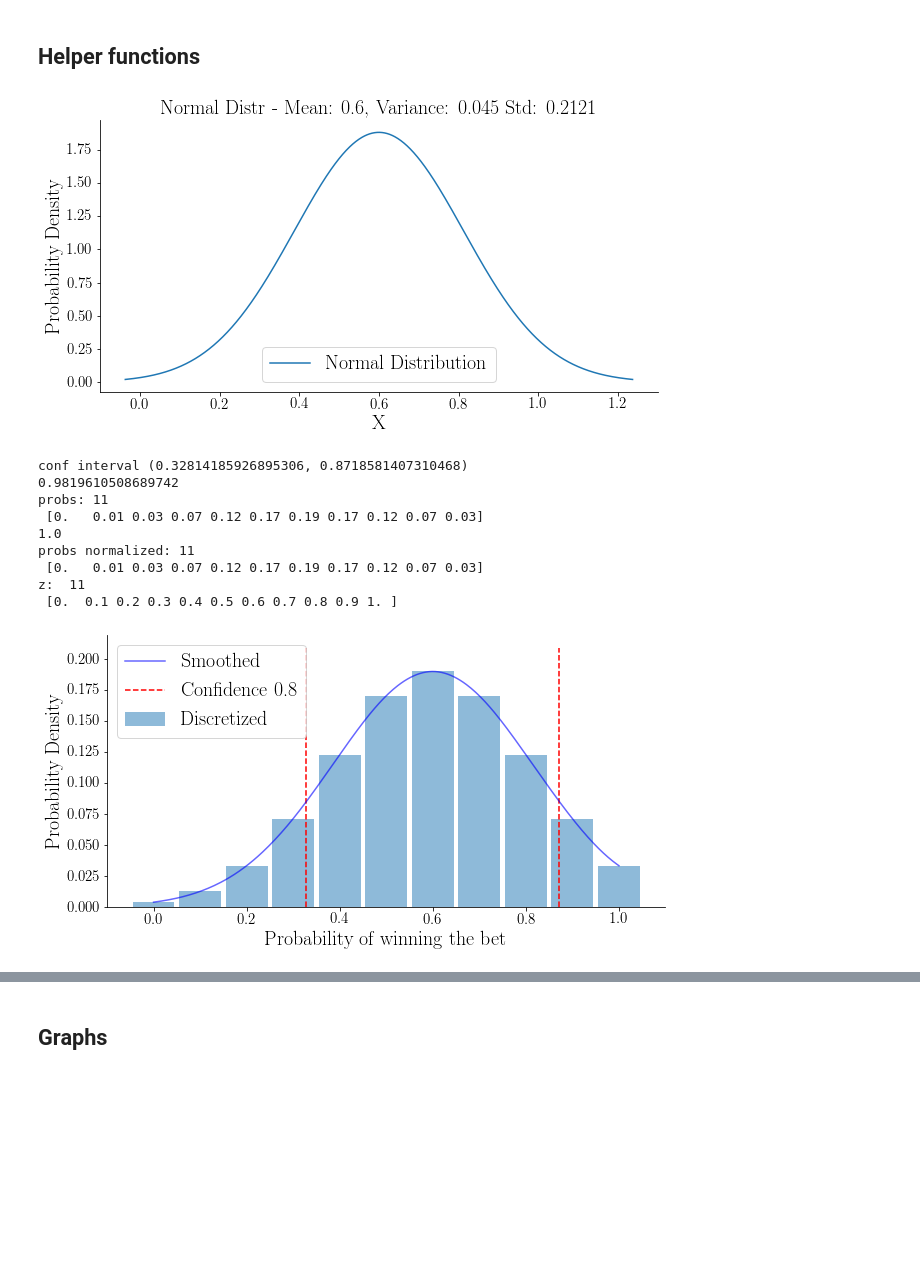
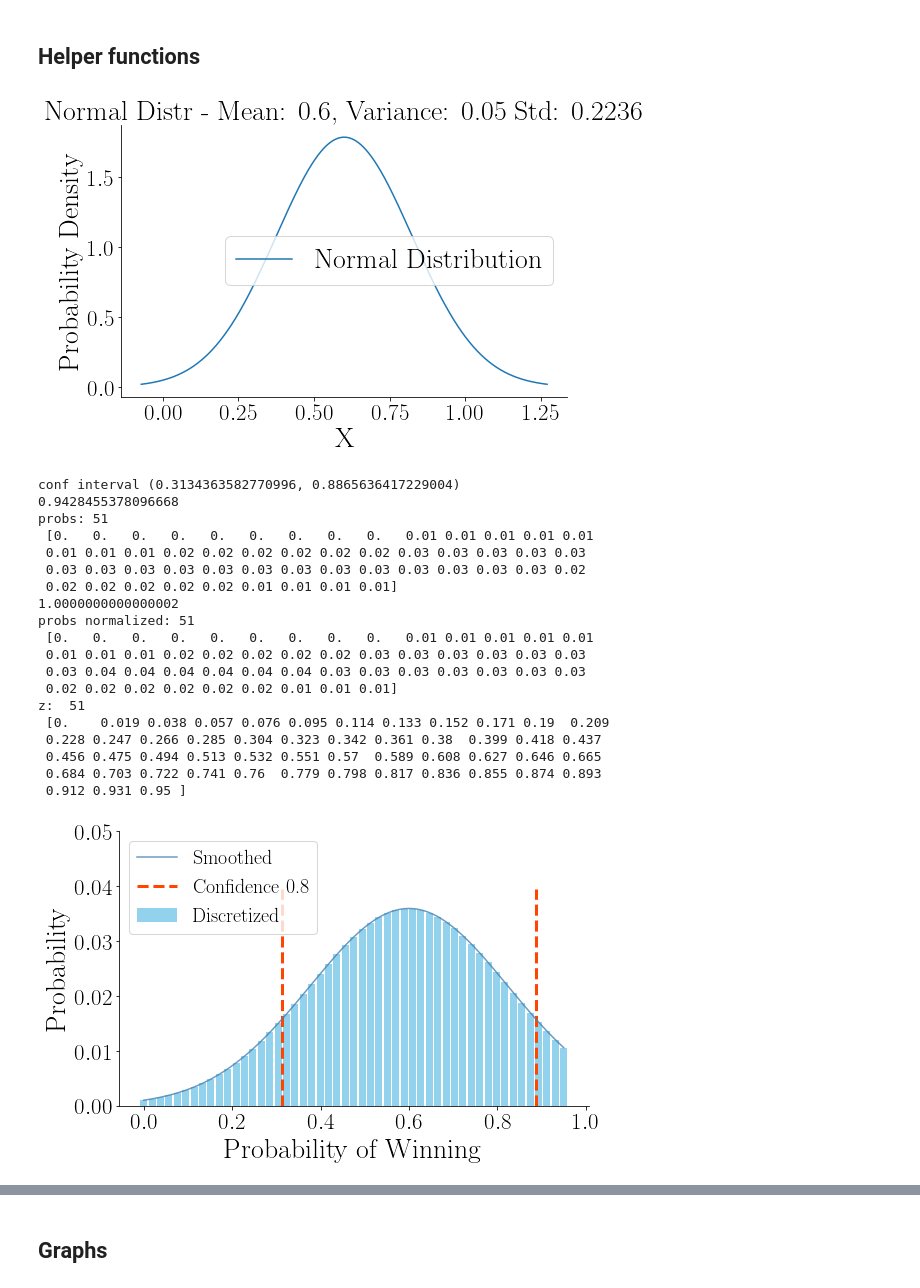
Before and after one commit to yannikschnitzer/prism, a Jupyter notebook: prism/distr.ipynb, the cells around one changed output, grey strips where cells are left out. Cells and saved outputs as stored; diff of their text form; code cells hidden in the pictures; blank space fills up the shorter version.

Commit message:
final touches on graphs and fixing smoothing

```diff
--- a/prism/distr.ipynb
+++ b/prism/distr.ipynb
@@ -18,7 +18,7 @@ def gamma_gran(a):
     ax.legend(loc='best', frameon=False)
     plt.show()
 
-def norm_gran_simplified(mean, variance,conf=0.9, debug=True, vmin=0, vmax=1, ymax=0.5, bins = 10, save=None):
+def norm_gran_simplified(mean, variance,conf=0.9, debug=True, vmin=0, vmax=1, ymax=0.5, bins = 10, save=None, save_fig=None):
     std_dev = np.sqrt(variance)
     x_plot = np.linspace(mean - 3*std_dev, mean + 3*std_dev, 1000)
     # Freeze continuous RV
@@ -71,19 +71,21 @@ def norm_gran_simplified(mean, variance,conf=0.9, debug=True, vmin=0, vmax=1, ym
     fig = plt.figure(figsize=fig_size)
     # plt.plot(z, probs,'.', label='Discretized')
     # plt.vlines(z,0,probs, linewidth=1.5)
-    h = plt.bar(z, probs, width=delta_z*0.9, alpha=0.5, label='Discretized')
+    h = plt.bar(z, probs, width=delta_z*0.85, alpha=0.9, color='skyblue', label='Discretized')
 
-    plt.vlines(interval,0,np.max(probs)*1.1,colors='r', linewidth=1.5, linestyles='dashed',label='Confidence '+str(conf))
+    plt.vlines(interval,0,np.max(probs)*1.1,colors='orangered', linewidth=3, linestyles='dashed',label='Confidence '+str(conf))
 
     xnew = np.linspace(vmin, vmax, 300)
     spl = make_interp_spline(z, probs, k=3)  # type: BSpline
     power_smooth = spl(xnew)
-    plt.plot(xnew, power_smooth, color='b', alpha=0.6, label='Smoothed')
+    plt.plot(xnew, power_smooth, color='steelblue', alpha=0.8, label='Smoothed')
 
-    plt.legend(fontsize=graphsize-10)
+    plt.legend(fontsize=graphsize-18)
     plt.tick_params(axis='both', which='major', labelsize=graphsize-15)
-    plt.xlabel('Probability of winning the bet',fontsize=graphsize-10)
-    plt.ylabel('Probability Density',fontsize=graphsize-10)
+    plt.xlabel('Probability of Winning',fontsize=graphsize-10)
+    plt.ylabel('Probability',fontsize=graphsize-10)
+    plt.ylim([0,ymax])
+    plt.tight_layout()
     plt.show()
 
     if save is not None:
@@ -91,45 +93,64 @@ def norm_gran_simplified(mean, variance,conf=0.9, debug=True, vmin=0, vmax=1, ym
         # print(headers)
         to_file = np.array([z, probs])
         np.savetxt(save, to_file, header=headers, delimiter=',', fmt='%1.6f', comments='')
+
+    if save_graphs and save_fig is not None:
+        print('Saving to:'+save_fig)
+        fig.savefig(save_fig, transparent=True, dpi=400)
 # %%
 # Graph Formating
 matplotlib.rcParams.update({
     'font.family': 'serif',
     'text.usetex': True,
     'text.latex.preamble': r'\usepackage{amsfonts}',
     'axes.spines.right':False,
     'axes.spines.top': False
 })
 # font size in the graph
-graphsize = 30
-fig_size= (10,5)
+graphsize = 38
+fig_size= (8,5)
 # projection code?
 # gamma_gran(a=1)
-ymax = 1
+#ymax = 0.2
+ymax=0.05
 mean = 0.6
-variance = 0.045
+variance = 0.05
 conf = 0.8
-vmin = 0.0; vmax = 1.0
-desired_atoms = 11
+vmin = 0.0; vmax = 0.95
+desired_atoms = 51
+save_graphs=True
+mode='high'
 
 norm_gran_simplified(mean, variance, conf,
                      vmin=vmin, vmax=vmax, ymax=ymax, bins =desired_atoms,
                      debug=False,
-                     save =None
-                    #  save='tests/betting_game/param_p_'+str(desired_atoms)+'.csv'
+                     save =None,
+                     #save='tests/betting_game/param_p_'+str(desired_atoms)+'.csv',
+                     save_fig=None,
+                     #save_fig='tests/experiments/betting_g_gran_'+mode+'/betting_g_distr_input_'+mode+'.png'
                      )
 # %% [output]
-[figure, old version]
+[figure, new version]
-conf interval (0.32814185926895306, 0.8718581407310468)
-0.9819610508689742
-probs: 11
- [0.   0.01 0.03 0.07 0.12 0.17 0.19 0.17 0.12 0.07 0.03]
-1.0
-probs normalized: 11
- [0.   0.01 0.03 0.07 0.12 0.17 0.19 0.17 0.12 0.07 0.03]
-z:  11
- [0.  0.1 0.2 0.3 0.4 0.5 0.6 0.7 0.8 0.9 1. ]
+conf interval (0.3134363582770996, 0.8865636417229004)
+0.9428455378096668
+probs: 51
+ [0.   0.   0.   0.   0.   0.   0.   0.   0.   0.01 0.01 0.01 0.01 0.01
+ 0.01 0.01 0.01 0.02 0.02 0.02 0.02 0.02 0.02 0.03 0.03 0.03 0.03 0.03
+ 0.03 0.03 0.03 0.03 0.03 0.03 0.03 0.03 0.03 0.03 0.03 0.03 0.03 0.02
+ 0.02 0.02 0.02 0.02 0.02 0.01 0.01 0.01 0.01]
+1.0000000000000002
+probs normalized: 51
+ [0.   0.   0.   0.   0.   0.   0.   0.   0.   0.01 0.01 0.01 0.01 0.01
+ 0.01 0.01 0.01 0.02 0.02 0.02 0.02 0.02 0.03 0.03 0.03 0.03 0.03 0.03
+ 0.03 0.04 0.04 0.04 0.04 0.04 0.04 0.03 0.03 0.03 0.03 0.03 0.03 0.03
+ 0.02 0.02 0.02 0.02 0.02 0.02 0.01 0.01 0.01]
+z:  51
+ [0.    0.019 0.038 0.057 0.076 0.095 0.114 0.133 0.152 0.171 0.19  0.209
+ 0.228 0.247 0.266 0.285 0.304 0.323 0.342 0.361 0.38  0.399 0.418 0.437
+ 0.456 0.475 0.494 0.513 0.532 0.551 0.57  0.589 0.608 0.627 0.646 0.665
+ 0.684 0.703 0.722 0.741 0.76  0.779 0.798 0.817 0.836 0.855 0.874 0.893
+ 0.912 0.931 0.95 ]
-[figure, old version]
+[figure, new version]
 # %%
 def verify_confidence(rx, rp, filepath=None, conf=0.8, debug=True):
 
```
Also changed, not shown: parts of 10 cells of this notebook.
